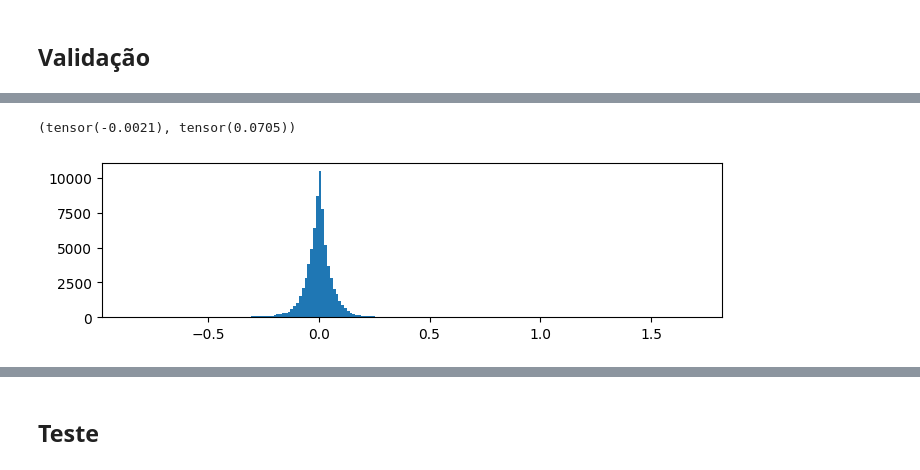
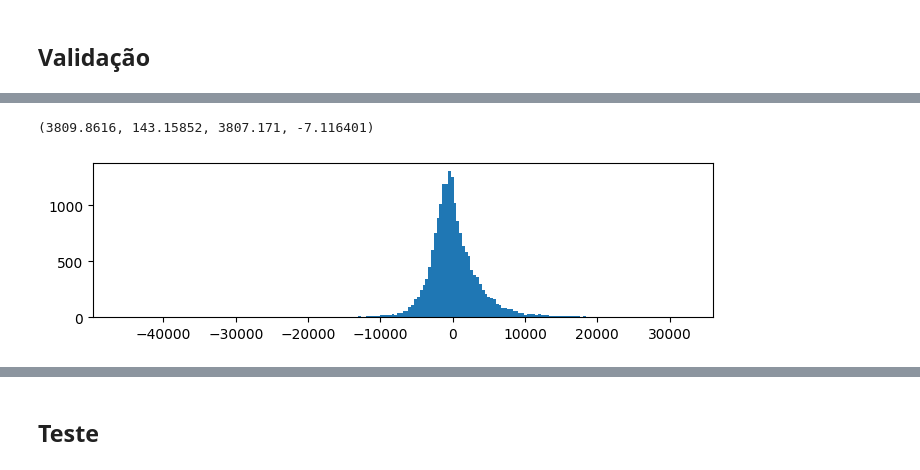
Before and after one commit to PRC-Data-Challenge-2024/team_tiny_rainbow, a Jupyter notebook: mlp.ipynb, the cells around one changed output, grey strips where cells are left out. Saved outputs shown, nothing was run; the diff lists cells and outputs as text; code cells hidden in the pictures.

```diff
--- a/mlp.ipynb
+++ b/mlp.ipynb
@@ -28,13 +46,12 @@ df.head()
 # %% [markdown]
 ## Modelo (com pre-processamento auto)
 # %%
-splits = RandomSplitter(valid_pct=0.2)(range_of(df))
+idx_train, idx_val = train_test_split(range_of(df), test_size=0.05, random_state=42)
 to = TabularPandas(df, procs=[Categorify, FillMissing, Normalize],
-                   cat_names = ['adep', 'country_code_adep', 'ades', 'name_ades', 'country_code_ades',
-                                'aircraft_type', 'wtc', 'airline', 'offblock_hour', 'offblock_day_of_week', 'offblock_month'],
-                   cont_names = ['flight_duration', 'taxiout_time', 'flown_distance'],
+                   cat_names=cat_names, cont_names=cont_names,
                    y_names='tow',
-                   splits=splits)
-dls = to.dataloaders(bs=64)
+                   splits=(L(idx_train), L(idx_val)))
+dls = to.dataloaders(bs=128)
 # %%
-learn = tabular_learner(dls, metrics=accuracy)
+rmse.func = lambda x, y: torch.sqrt(F.mse_loss(x, y)) * (dmax - dmin)
+learn = tabular_learner(dls, y_range=(df.tow.min(), df.tow.max()), metrics=rmse)
@@ -41,3 +64,5 @@ learn = tabular_learner(dls, metrics=accuracy)
 # %%
-learn.fit_one_cycle(10)
+learn.fit_one_cycle(20, lr_max=0.005, cbs=[
+        EarlyStoppingCallback(monitor='valid_loss', min_delta=0, patience=6),
+        SaveModelCallback(monitor='valid_loss', fname='mlp_v8_default')])
 # %% [output]
@@ -54,0 +93,3 @@ learn.fit_one_cycle(10)
+# %%
+learn.load('mlp_v8_default')
+learn.validate()
@@ -57,10 +116,10 @@ learn.fit_one_cycle(10)
 # %%
 plt.figure(figsize=(8, 2))
 preds_valida, real_valida = learn.get_preds()
-diff_valida = preds_valida - real_valida
-plt.hist(diff_valida.numpy(), bins=200)
-diff_valida.mean(), diff_valida.std()
+diff_valida = (preds_valida - real_valida).numpy() * (dmax-dmin)
+plt.hist(diff_valida, bins=200)
+np.sqrt(np.mean(diff_valida**2)), diff_valida.mean(), diff_valida.std(), np.clip(diff_valida, -5000, 5000).mean()
 # %% [output]
 [interactive output not drawn]
-(tensor(-0.0021), tensor(0.0705))
+(3809.8616, 143.15852, 3807.171, -7.116401)
-[figure, old version]
+[figure, new version]
```
Also changed, not shown: parts of 12 cells of this notebook, 2 other files.
